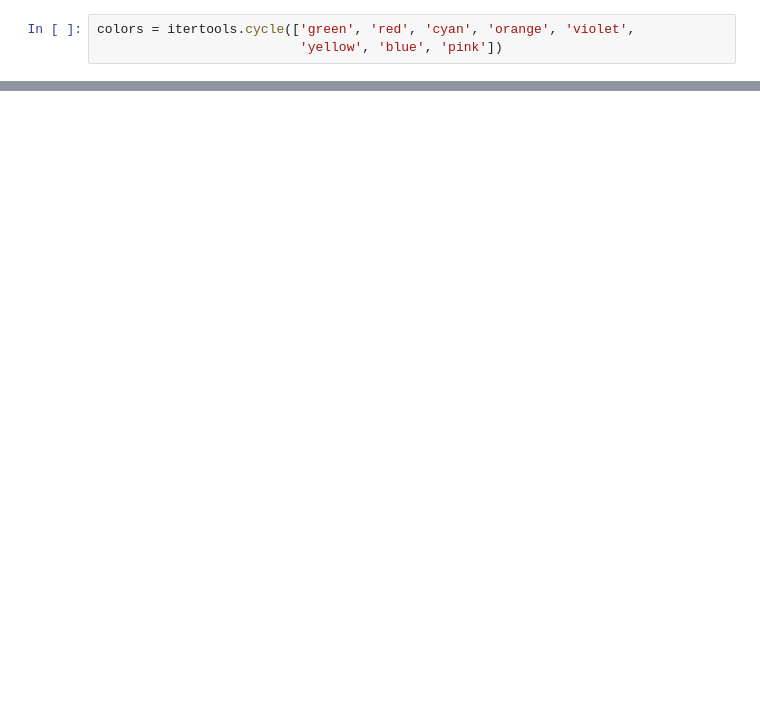
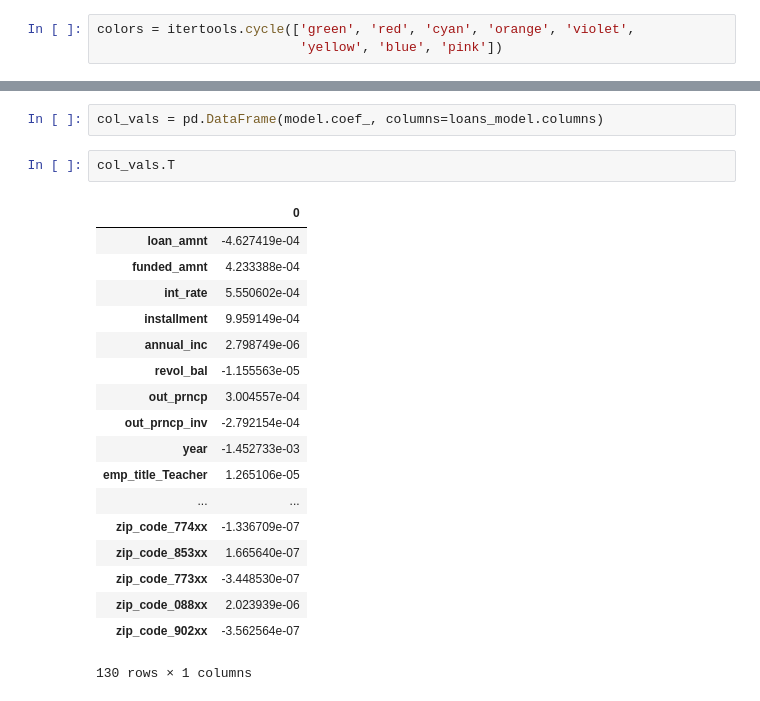
Before and after one commit to tdeason416/tmobile-hackathon, a Jupyter notebook: notebooks/loan_explorations.ipynb, the cells around one changed output, grey strips where cells are left out. Saved outputs shown, nothing was run; the diff lists cells and outputs as text; blank space fills up the shorter version.

```diff
--- a/notebooks/loan_explorations.ipynb
+++ b/notebooks/loan_explorations.ipynb
@@ -190,0 +196,23 @@ ax.set_ylim(0,1)
+# %%
+col_vals = pd.DataFrame(model.coef_, columns=loans_model.columns)
+# %%
+col_vals.T
+# %% [output]
+|  | 0 |
+| loan_amnt | -4.627419e-04 |
+| funded_amnt | 4.233388e-04 |
+| int_rate | 5.550602e-04 |
+| installment | 9.959149e-04 |
+| annual_inc | 2.798749e-06 |
+| revol_bal | -1.155563e-05 |
+| out_prncp | 3.004557e-04 |
+| out_prncp_inv | -2.792154e-04 |
+| year | -1.452733e-03 |
+| emp_title_Teacher | 1.265106e-05 |
+| ... | ... |
+| zip_code_774xx | -1.336709e-07 |
+| zip_code_853xx | 1.665640e-07 |
+| zip_code_773xx | -3.448530e-07 |
+| zip_code_088xx | 2.023939e-06 |
+| zip_code_902xx | -3.562564e-07 |
+130 rows × 1 columns
```
Also changed, not shown: parts of 4 cells of this notebook, 1 other file.
